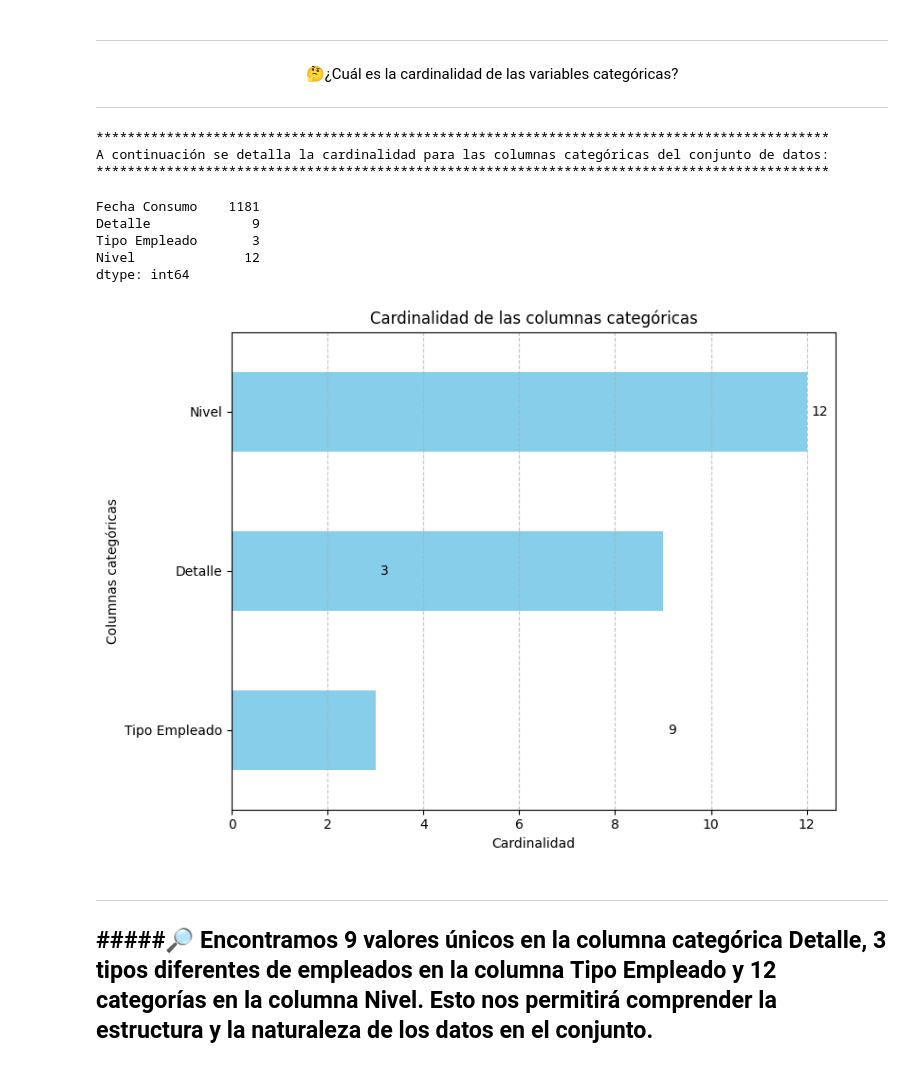
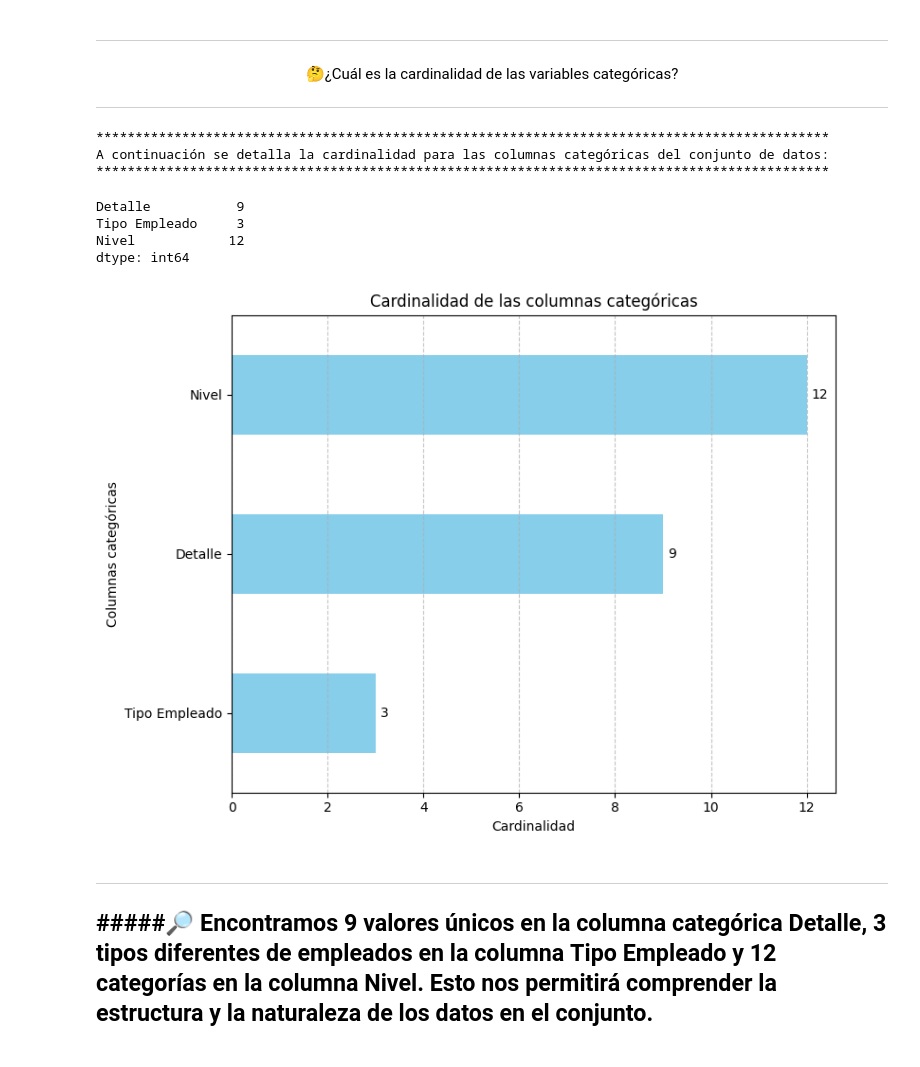
Before and after one commit to A01793509/Equipo_44, a Jupyter notebook: Avance1_44.ipynb, the cells around one changed output. Cells and saved outputs as stored; diff of their text form; code cells hidden in the pictures.

```diff
--- a/Avance1_44.ipynb
+++ b/Avance1_44.ipynb
@@ -244,10 +262,10 @@ create_grid_of_plots(dfCasinoConsumo, Cols_Num)
 ---
 # %%
 #Cargamos solo las columnas categóricas
-Columnas_Dategoricas = dfCasinoConsumo.select_dtypes(include='object')
+Columnas_Categoricas = ["Detalle", "Tipo Empleado", "Nivel"]
 
 #Calculamos la cardinalidad de las columnas categóricas
-Cardinalidad_Categoricas = Columnas_Dategoricas.nunique()
+Cardinalidad_Categoricas = dfCasinoConsumo[Columnas_Categoricas].nunique()
 
 print("**********************************************************************************************")
 print("A continuación se detalla la cardinalidad para las columnas categóricas del conjunto de datos:")
@@ -257,28 +275,27 @@ Cardinalidad_Categoricas
 **********************************************************************************************
 A continuación se detalla la cardinalidad para las columnas categóricas del conjunto de datos:
 **********************************************************************************************
-Fecha Consumo    1181
-Detalle             9
-Tipo Empleado       3
-Nivel              12
+Detalle           9
+Tipo Empleado     3
+Nivel            12
 dtype: int64
 # %%
 #Graficamos la cardinalidad de las columnas categóricas
 plt.figure(figsize=(8, 6))
 barplot = Cardinalidad_Categoricas.sort_values().plot(kind='barh', color='skyblue')
 plt.title('Cardinalidad de las columnas categóricas')
 plt.xlabel('Cardinalidad')
 plt.ylabel('Columnas categóricas')
 plt.grid(axis='x', linestyle='--', alpha=0.7)
 
 #Colocamos los valores únicos en cada barra
-for i, v in enumerate(Cardinalidad_Categoricas):
+for i, v in enumerate(Cardinalidad_Categoricas.sort_values()):
     plt.text(v + 0.1, i, str(v), color='black', va='center')
 
 plt.tight_layout()
 plt.show()
 # %% [output]
-[figure, old version]
+[figure, new version]
 # %% [markdown]
 ---
 #####🔎 Encontramos 9 valores únicos en la columna categórica **Detalle**, 3 tipos diferentes de empleados en la columna **Tipo Empleado** y 12 categorías en la columna **Nivel**. Esto nos permitirá comprender la estructura y la naturaleza de los datos en el conjunto.
```
Also changed, not shown: parts of 24 cells of this notebook.
